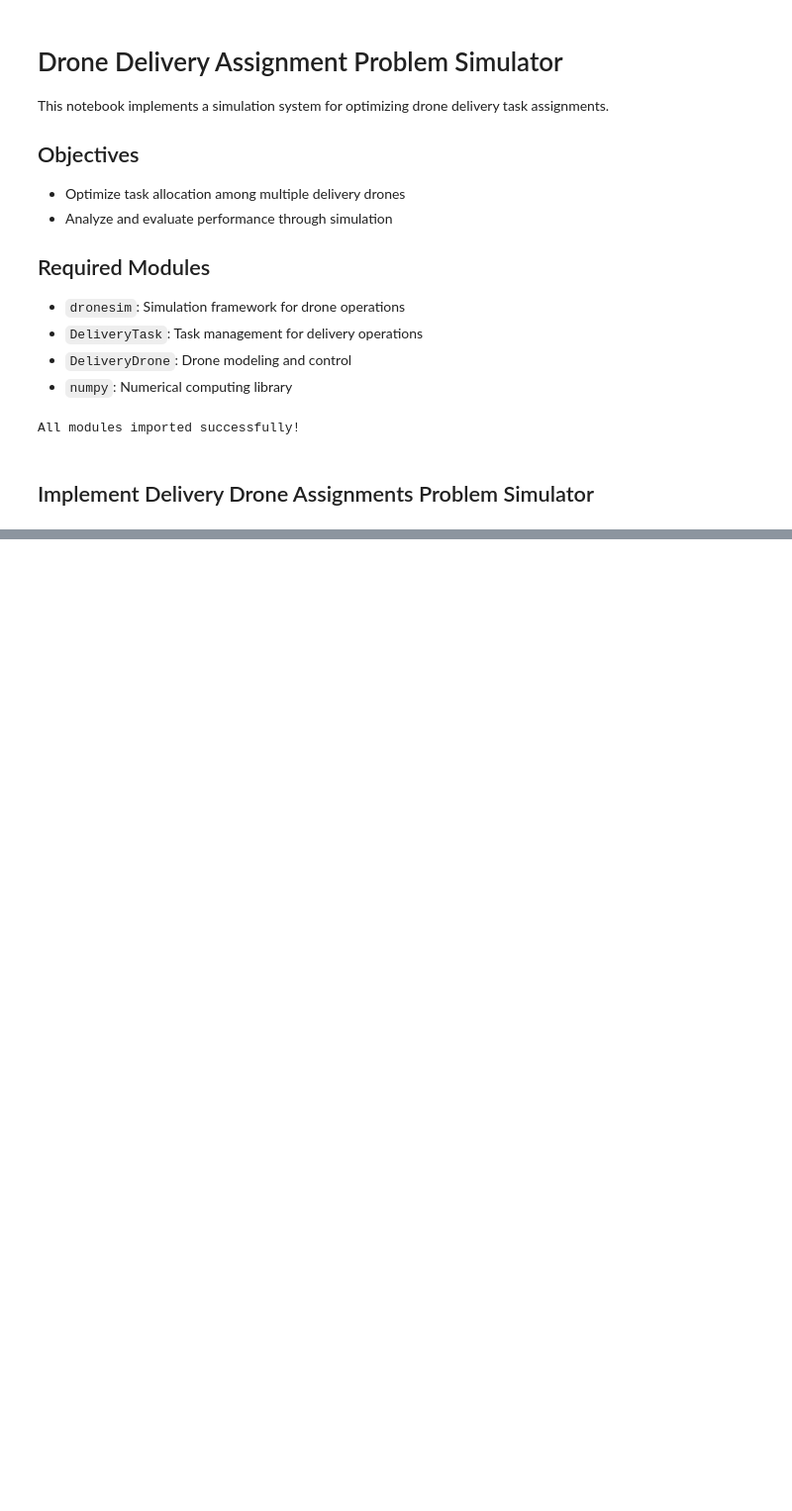
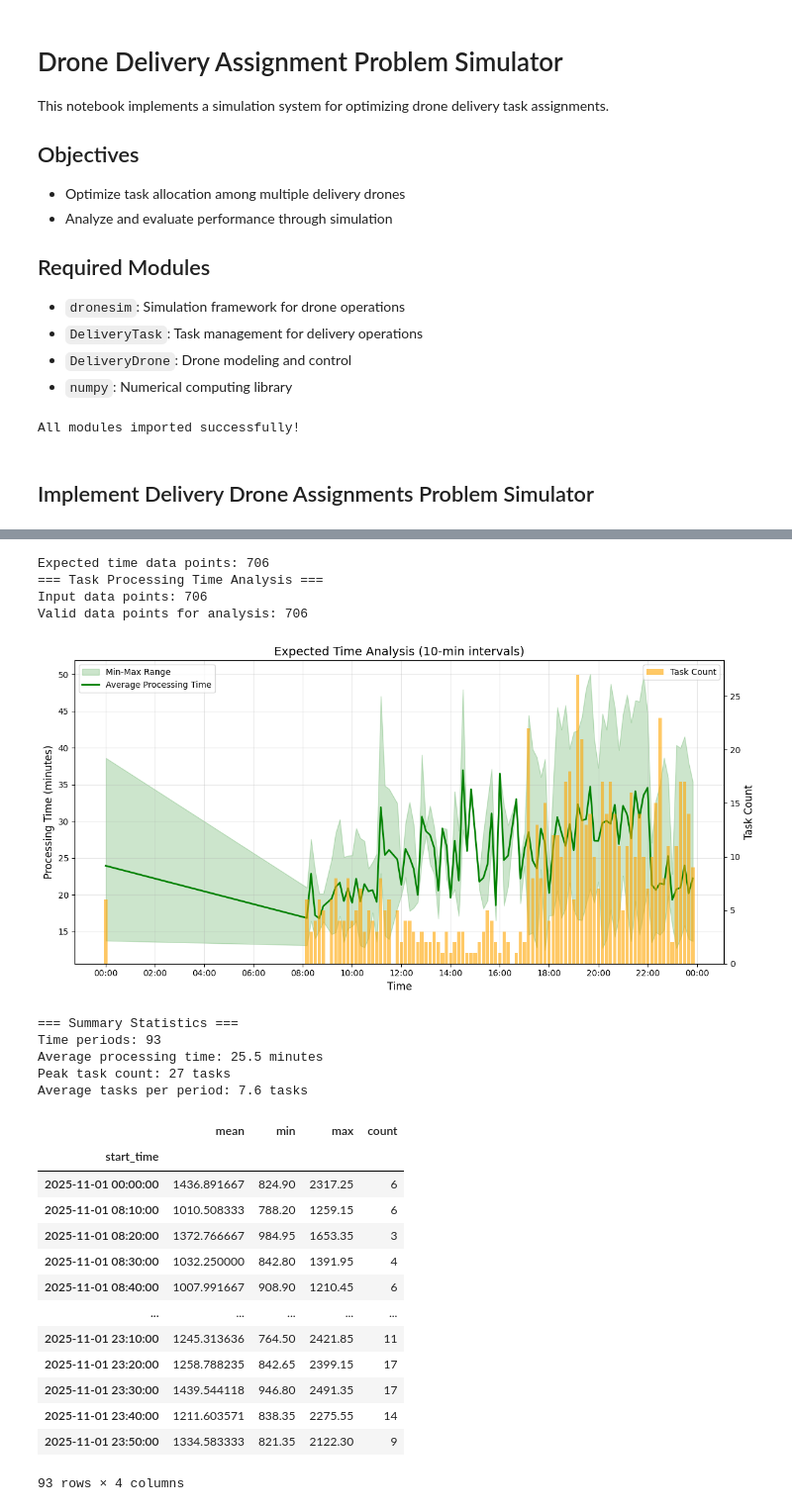
Before and after one commit to sangaje/Drone_Assignment_Simulator, a Jupyter notebook: example/Assignments_Sim.ipynb, the cells around one changed output, grey strips where cells are left out. Shown at 99% size. Cells and saved outputs as stored; diff of their text form; code cells hidden in the pictures; blank space fills up the shorter version.

```diff
--- a/example/Assignments_Sim.ipynb
+++ b/example/Assignments_Sim.ipynb
@@ -84,0 +391,28 @@ class DroneAssignmentsProblemSimulator(Simulator[DeliveryDrone, DeliveryTask]):
+# %%
+# Fair Strategy - Expected Time Analysis
+p.expected_time_analysis()
+# %% [output]
+Expected time data points: 706
+=== Task Processing Time Analysis ===
+Input data points: 706
+Valid data points for analysis: 706
+[figure, added]
+=== Summary Statistics ===
+Time periods: 93
+Average processing time: 25.5 minutes
+Peak task count: 27 tasks
+Average tasks per period: 7.6 tasks
+|  | mean | min | max | count |
+| start_time |  |  |  |  |
+| 2025-11-01 00:00:00 | 1436.891667 | 824.90 | 2317.25 | 6 |
+| 2025-11-01 08:10:00 | 1010.508333 | 788.20 | 1259.15 | 6 |
+| 2025-11-01 08:20:00 | 1372.766667 | 984.95 | 1653.35 | 3 |
+| 2025-11-01 08:30:00 | 1032.250000 | 842.80 | 1391.95 | 4 |
+| 2025-11-01 08:40:00 | 1007.991667 | 908.90 | 1210.45 | 6 |
+| ... | ... | ... | ... | ... |
+| 2025-11-01 23:10:00 | 1245.313636 | 764.50 | 2421.85 | 11 |
+| 2025-11-01 23:20:00 | 1258.788235 | 842.65 | 2399.15 | 17 |
+| 2025-11-01 23:30:00 | 1439.544118 | 946.80 | 2491.35 | 17 |
+| 2025-11-01 23:40:00 | 1211.603571 | 838.35 | 2275.55 | 14 |
+| 2025-11-01 23:50:00 | 1334.583333 | 821.35 | 2122.30 | 9 |
+93 rows × 4 columns
```
Also changed, not shown: parts of 19 cells of this notebook, 18 other files.
